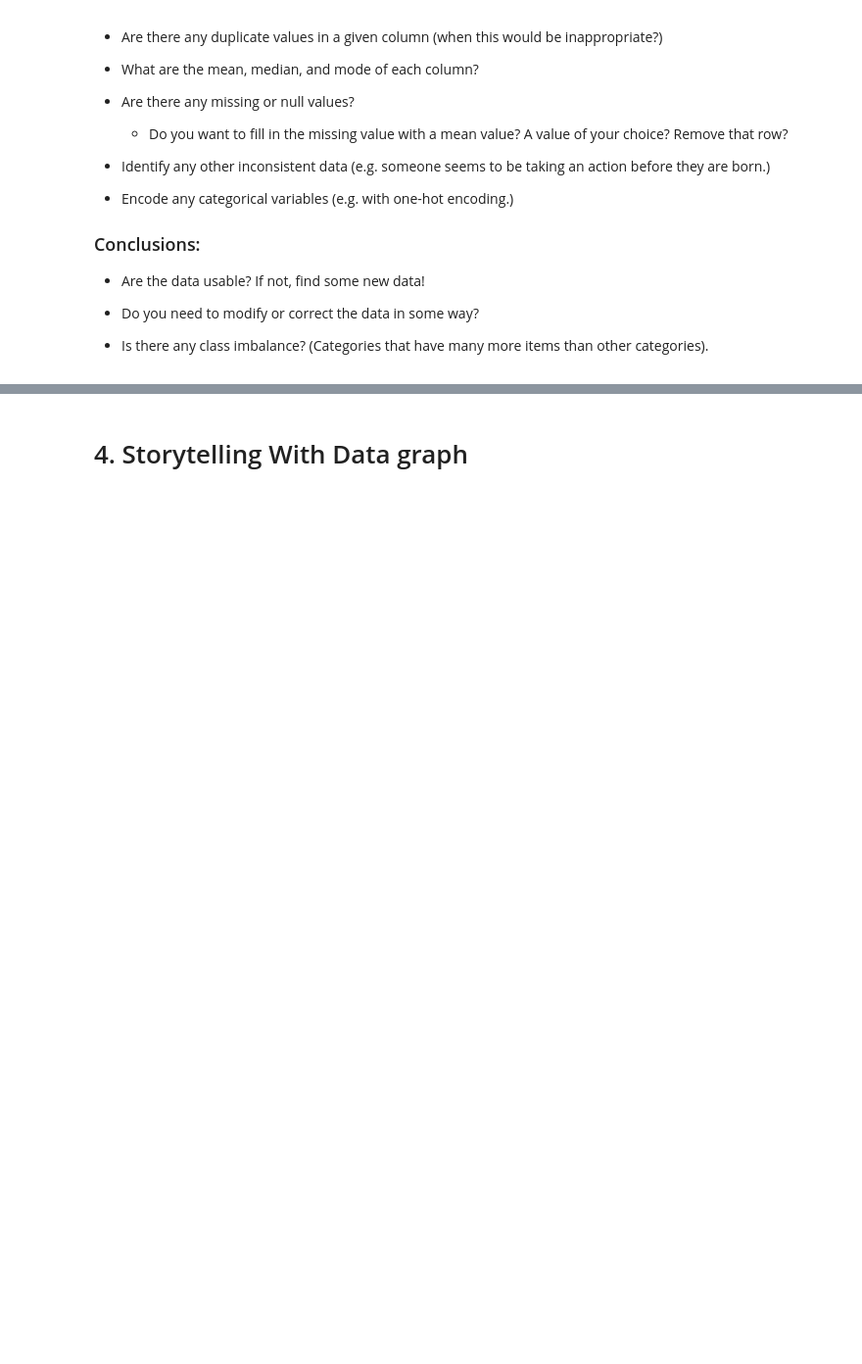
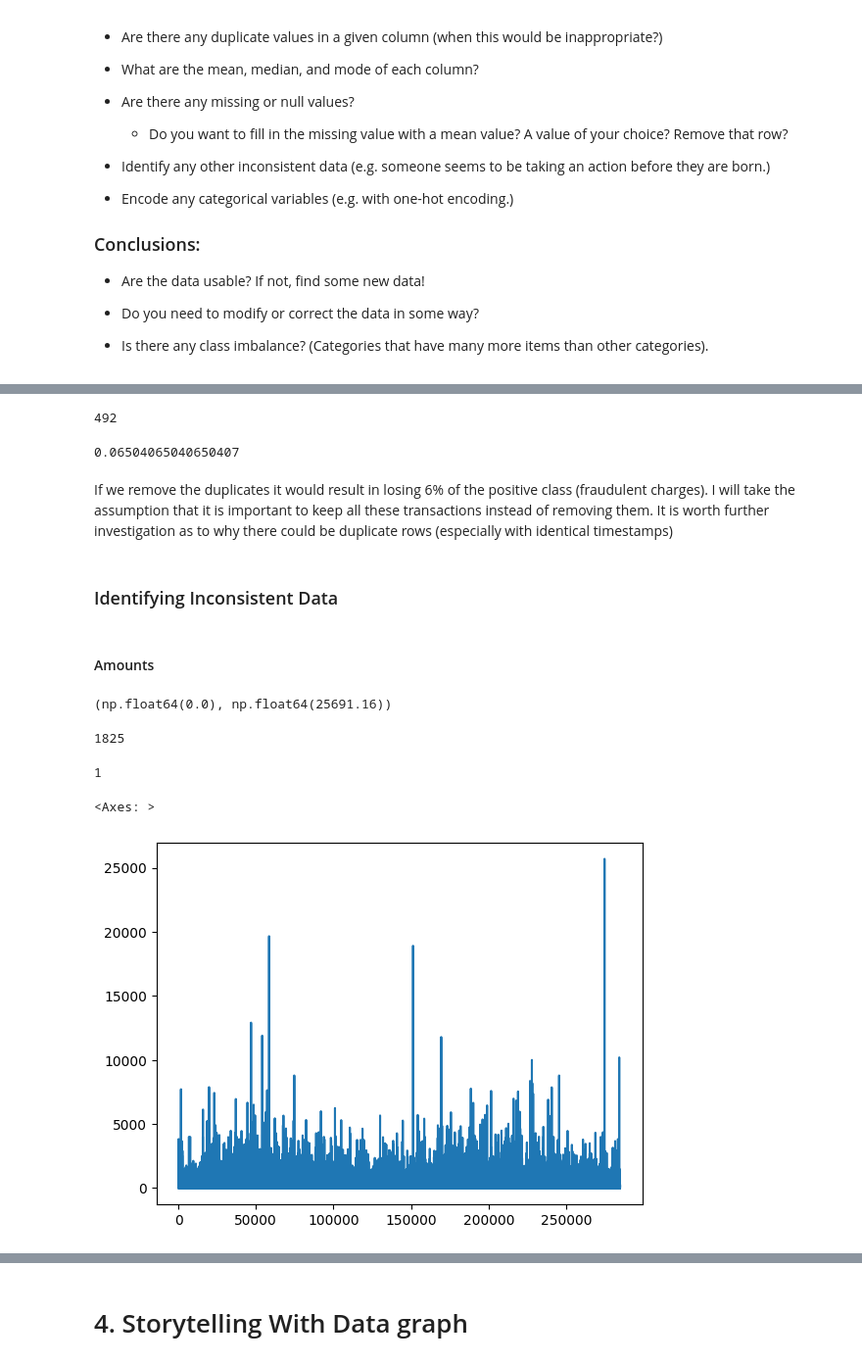
Before and after one commit to calebhadley1/Module-B-semester-2, a Jupyter notebook: OMDS-ModB2-Week2-Hadley-Caleb.ipynb, the cells around one changed output, grey strips where cells are left out. Shown at 98% size. Drawn from its saved outputs; the diff is of its cells as text; code cells hidden in the pictures; blank space fills up the shorter version.

```diff
--- a/OMDS-ModB2-Week2-Hadley-Caleb.ipynb
+++ b/OMDS-ModB2-Week2-Hadley-Caleb.ipynb
@@ -48,0 +140,32 @@ This week, you will do the same types of exercises as last week, but you should
+# %%
+len(df[df['Class'] == 1])
+# %% [output]
+492
+# %%
+32 / 492
+# %% [output]
+0.06504065040650407
+# %% [markdown]
+If we remove the duplicates it would result in losing 6% of the positive class (fraudulent charges). I will take the assumption that it is important to keep all these transactions instead of removing them. It is worth further investigation as to why there could be duplicate rows (especially with identical timestamps)
+# %% [markdown]
+### Identifying Inconsistent Data
+# %% [markdown]
+#### Amounts
+# %%
+df['Amount'].min(), df['Amount'].max()
+# %% [output]
+(np.float64(0.0), np.float64(25691.16))
+# %%
+len(df[df['Amount'] == 0])
+# %% [output]
+1825
+# %%
+len(df[df['Amount'] == 25691.16])
+# %% [output]
+1
+# %%
+# Check whether any invalid amounts are present
+df['Amount'].plot()
+# %% [output]
+<Axes: >
+[figure, added]
```
Also changed, not shown: parts of 25 cells of this notebook.
